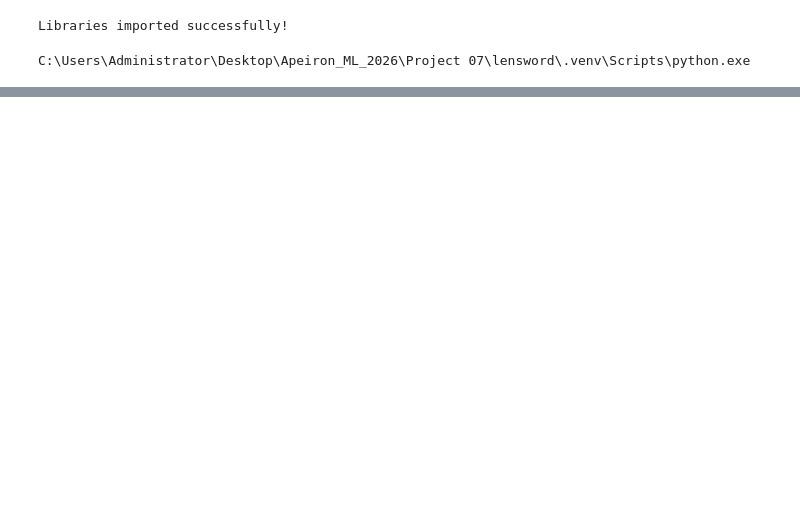
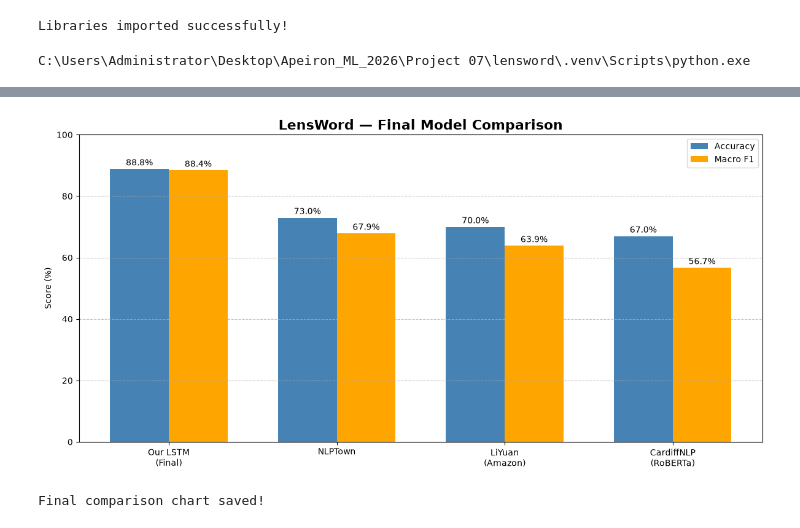
Before and after one commit to BettyG-ship-it/lensword, a Jupyter notebook: notebooks/05_huggingface_comparison_lensword.ipynb, the cells around one changed output, grey strips where cells are left out. Drawn from its saved outputs; the diff is of its cells as text; code cells hidden in the pictures; blank space fills up the shorter version.

Commit message:
feat: completed HuggingFace comparison with 3 pretrained models (NLPTown, LiYuan, CardiffNLP), our LSTM outperforms all with 88.40% Macro F1 vs best pretrained 67.89%

```diff
--- a/notebooks/05_huggingface_comparison_lensword.ipynb
+++ b/notebooks/05_huggingface_comparison_lensword.ipynb
@@ -32,13 +31,15 @@ C:\Users\Administrator\Desktop\Apeiron_ML_2026\Project 07\lensword\.venv\Scripts
 # Load the cleaned dataset
 df = pd.read_csv('../data/amazon_reviews_cleaned.csv')
 
-# Get the same test set we used for our LSTM
-# Last 316 rows = test set
-df_test = df.iloc[-316:].copy()
+# Use 500 samples for HuggingFace comparison to keep it fast
+test_size = 500
+df_test = df.iloc[-test_size:].copy()
 
-# Map sentiment labels to numbers for comparison
+# Map sentiment labels to numbers
 label_map = {'Positive': 2, 'Neutral': 1, 'Negative': 0}
 df_test['label'] = df_test['sentiment'].map(label_map)
+y_true = df_test['label'].values
+reviews = df_test['verified_reviews'].tolist()
 
 print("Test data loaded successfully!")
 print(f"Test samples: {len(df_test)}")
@@ -202 +194,36 @@ weighted avg       0.69      0.71      0.69       316
+# %%
+# Plot final comparison of all models vs our LSTM
+models = ['Our LSTM\n(Final)', 'NLPTown', 'LiYuan\n(Amazon)', 'CardiffNLP\n(RoBERTa)']
+accuracies = [88.85, nlptown_acc, liyuan_acc, cardiff_acc]
+macro_f1s = [88.40, nlptown_f1, liyuan_f1, cardiff_f1]
+
+x = np.arange(len(models))
+width = 0.35
+
+fig, ax = plt.subplots(figsize=(12, 6))
+bars1 = ax.bar(x - width/2, accuracies, width, label='Accuracy', color='steelblue')
+bars2 = ax.bar(x + width/2, macro_f1s, width, label='Macro F1', color='orange')
+
+ax.set_title('LensWord — Final Model Comparison', fontsize=16, fontweight='bold')
+ax.set_ylabel('Score (%)')
+ax.set_xticks(x)
+ax.set_xticklabels(models)
+ax.legend()
+ax.set_ylim(0, 100)
+ax.grid(axis='y', linestyle='--', alpha=0.7)
+
+for bar in bars1:
+    ax.text(bar.get_x() + bar.get_width()/2., bar.get_height() + 0.5,
+            f'{bar.get_height():.1f}%', ha='center', va='bottom', fontsize=10)
+for bar in bars2:
+    ax.text(bar.get_x() + bar.get_width()/2., bar.get_height() + 0.5,
+            f'{bar.get_height():.1f}%', ha='center', va='bottom', fontsize=10)
+
+plt.tight_layout()
+plt.savefig('../models/final_model_comparison.png')
+plt.show()
+print("Final comparison chart saved!")
+# %% [output]
+[figure, added]
+Final comparison chart saved!
 # %%
```
Also changed, not shown: parts of 12 cells of this notebook, 2 other files.
